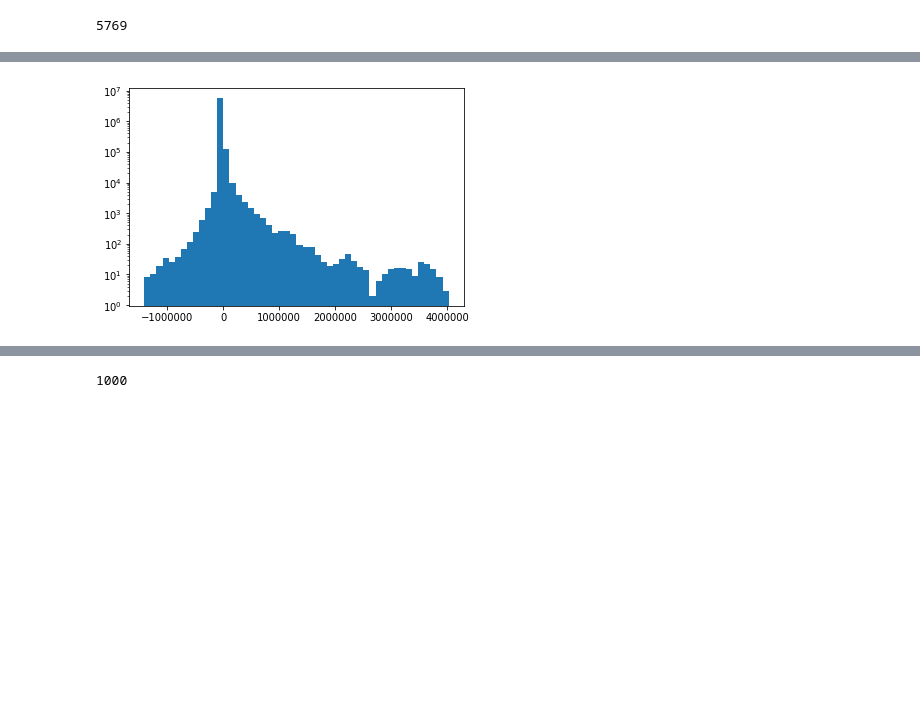
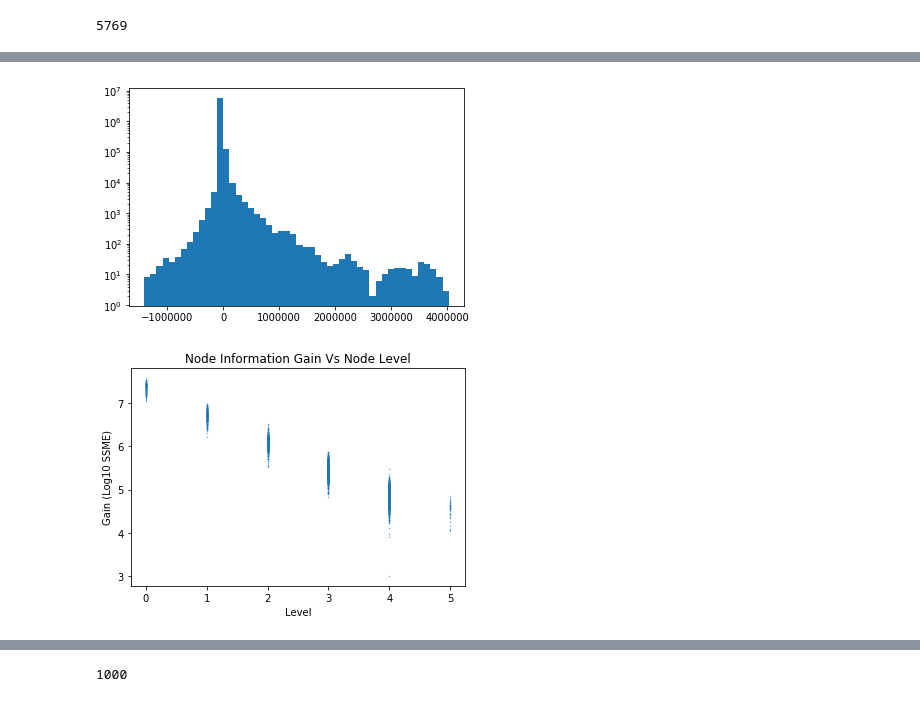
Before and after one commit to bbrener1/rusty_lumberjack, a Jupyter notebook: src/treebraider3test.ipynb, the cells around one changed output, grey strips where cells are left out. Cells and saved outputs as stored; diff of their text form; code cells hidden in the pictures; blank space fills up the shorter version.

```diff
--- a/src/treebraider3test.ipynb
+++ b/src/treebraider3test.ipynb
@@ -16,13 +32,25 @@ braid = trbr.IHMM(forest,inf_check=True)
 # %%
 local_gains = forest.local_gain_matrix(forest.roots() + forest.stems())
+# local_gains = forest.local_gain_matrix(forest.nodes())
+node_levels = [n.level for n in (forest.roots() + forest.stems())]
 # %%
 import matplotlib.pyplot as plt
 
 plt.figure()
 plt.hist(local_gains.flatten(),log=True,bins=50)
 plt.show()
+
+node_gains = np.log10(np.sum(local_gains,axis=0))
+
+plt.figure()
+plt.title("Node Information Gain Vs Node Level")
+plt.scatter(node_levels,node_gains,s=.1)
+plt.xlabel("Level")
+plt.ylabel("Gain (Log10 SSME)")
+plt.show()
 # %% [output]
 [figure]
+[figure, added]
 # %%
 braid.establish_parameters()
 braid.recompute_state_features()
```
Also changed, not shown: parts of 23 cells of this notebook, 3 other files.
